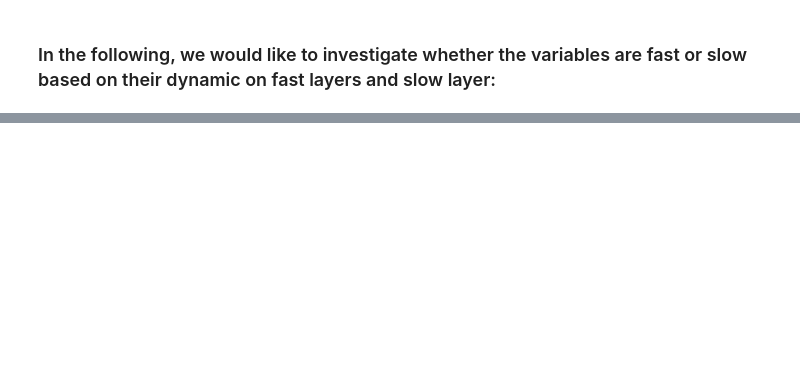
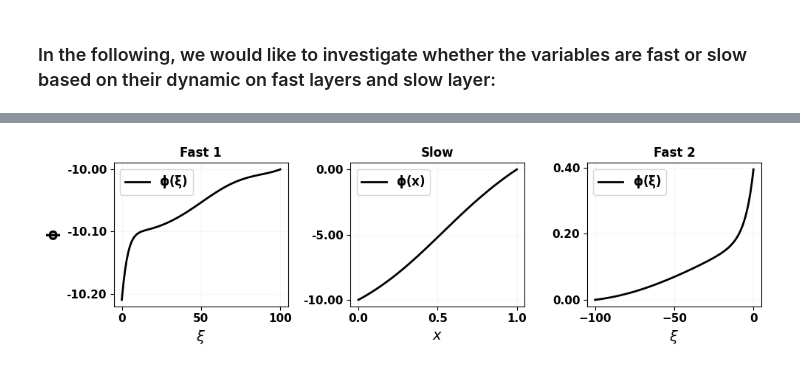
Before and after one commit to Hamid-Mofidi/PINNs_on_Multiple_timescale_dynamics, a Jupyter notebook: PINNs_PNP/PINNs_PNP_13(J_free)V-2.ipynb, the cells around one changed output, grey strips where cells are left out. Drawn from its saved outputs; the diff is of its cells as text; code cells hidden in the pictures; blank space fills up the shorter version.

```diff
--- a/PINNs_PNP/PINNs_PNP_13(J_free)V-2.ipynb
+++ b/PINNs_PNP/PINNs_PNP_13(J_free)V-2.ipynb
@@ -1143,0 +1017,76 @@ plt.show()
+# %%
+import numpy as np
+import matplotlib.pyplot as plt
+from matplotlib.ticker import FormatStrFormatter   # for 2‑decimal y‑ticks
+
+# ── supply your data ─────────────────────────────────────────────────────────
+# t, t2 : arrays 0 … 10   (fast timescale; t2 may be negative)
+# tau   : array  0 … 1    (slow timescale)
+# phi_pred_fast, phi_pred_slow, phi_pred_fast2
+# ---------------------------------------------------------------------------
+
+
+# ── axis rescaling ───────────────────────────────────────────────────────────
+tau_unit = tau          # already 0–1
+t_pct    = t  * 5       # 0–10 → 0–50 (kept factor 5 as in the u‑code)
+t2_pct   = t2 * 5       # e.g. −10…0 → −50…0
+
+
+# helper: bold every tick label (major + minor) ------------------------------
+def bold_ticks(ax, size=11):
+    ax.figure.canvas.draw()      # ensure Text objects exist
+    for lbl in (ax.get_xticklabels(minor=False) + ax.get_xticklabels(minor=True) +
+                ax.get_yticklabels(minor=False) + ax.get_yticklabels(minor=True)):
+        lbl.set_fontweight('bold')
+        lbl.set_fontsize(size)
+
+
+# ── figure for φ ────────────────────────────────────────────────────────────
+fig, axs = plt.subplots(1, 3, figsize=(10, 3))
+
+# common 2‑decimal formatter for all y‑axes
+two_dec = FormatStrFormatter('%.2f')
+for ax in axs:
+    ax.yaxis.set_major_formatter(two_dec)
+
+# Fast layer 1  --------------------------------------------------------------
+axs[0].plot(t_pct, phi_pred_fast, 'k-', lw=2, label=r'$\mathbf{\phi(\xi)}$')
+axs[0].set_xlim(-5, 105)           # padding so 0 & 100 sit inside the frame
+axs[0].set_xticks([0, 50, 100])
+axs[0].set_xlabel(r'$\xi$', fontsize=14, fontweight='bold')
+axs[0].set_ylabel(r'$\mathbf{\phi}$', fontsize=14, fontweight='bold')
+axs[0].set_title('Fast 1', fontweight='bold')
+axs[0].grid(alpha=0.1)
+axs[0].set_yticks([-10.2, -10.1, -10.0])
+axs[0].legend(prop={'size': 12, 'weight': 'bold'})
+bold_ticks(axs[0])
+
+# Slow manifold --------------------------------------------------------------
+axs[1].plot(tau_unit, phi_pred_slow, 'k-', lw=2, label=r'$\mathbf{\phi(x)}$')
+axs[1].set_xlim(-0.05, 1.05)
+axs[1].set_xticks([0, 0.5, 1])
+#axs[1].set_ylim(-10.05, -9.9)
+axs[1].set_xlabel(r'$x$', fontsize=14, fontweight='bold')
+axs[1].set_ylabel('')              # no y‑label here
+axs[1].set_title('Slow', fontweight='bold')
+axs[1].set_yticks([-10, -5, 0])
+axs[1].grid(alpha=0.1)
+axs[1].legend(prop={'size': 12, 'weight': 'bold'})
+bold_ticks(axs[1])
+
+# Fast layer 2  --------------------------------------------------------------
+axs[2].plot(t2_pct, phi_pred_fast2, 'k-', lw=2, label=r'$\mathbf{\phi(\xi)}$')
+axs[2].set_xlim(-105, 5)
+axs[2].set_xticks([-100, -50, 0])
+axs[2].set_xlabel(r'$\xi$', fontsize=14, fontweight='bold')
+axs[2].set_ylabel('')              # no y‑label here
+axs[2].set_title('Fast 2', fontweight='bold')
+axs[2].grid(alpha=0.1)
+axs[2].set_yticks([0, .2, 0.4])
+axs[2].legend(prop={'size': 12, 'weight': 'bold'})
+bold_ticks(axs[2])
+
+plt.tight_layout()
+plt.show()
+# %% [output]
+[figure, added]
```
Also changed, not shown: parts of 26 cells of this notebook.
